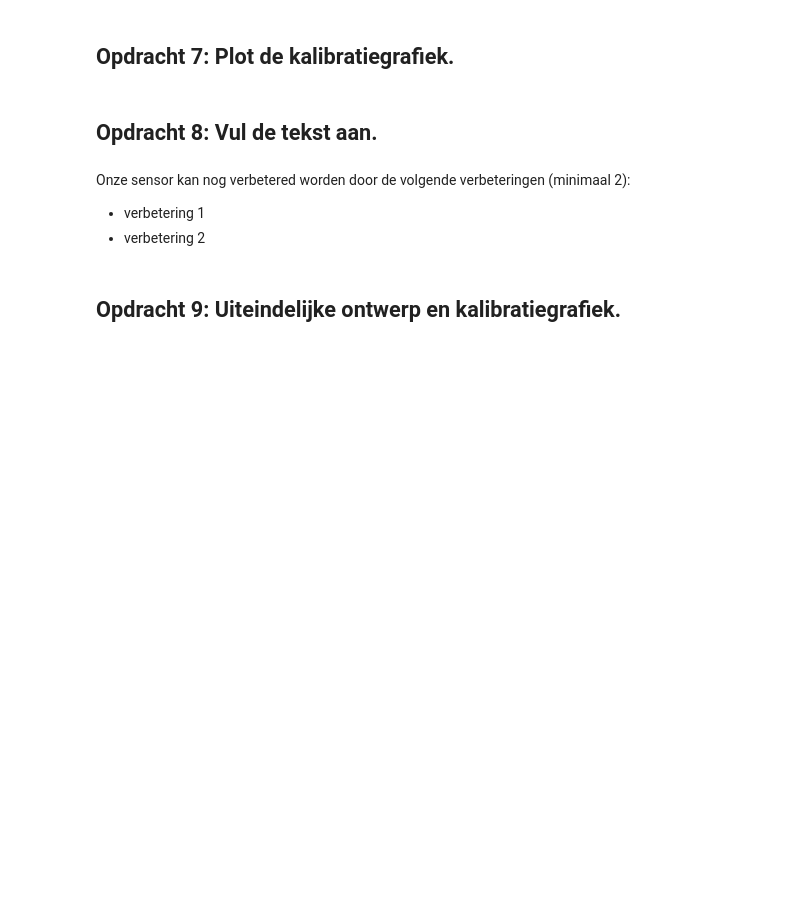
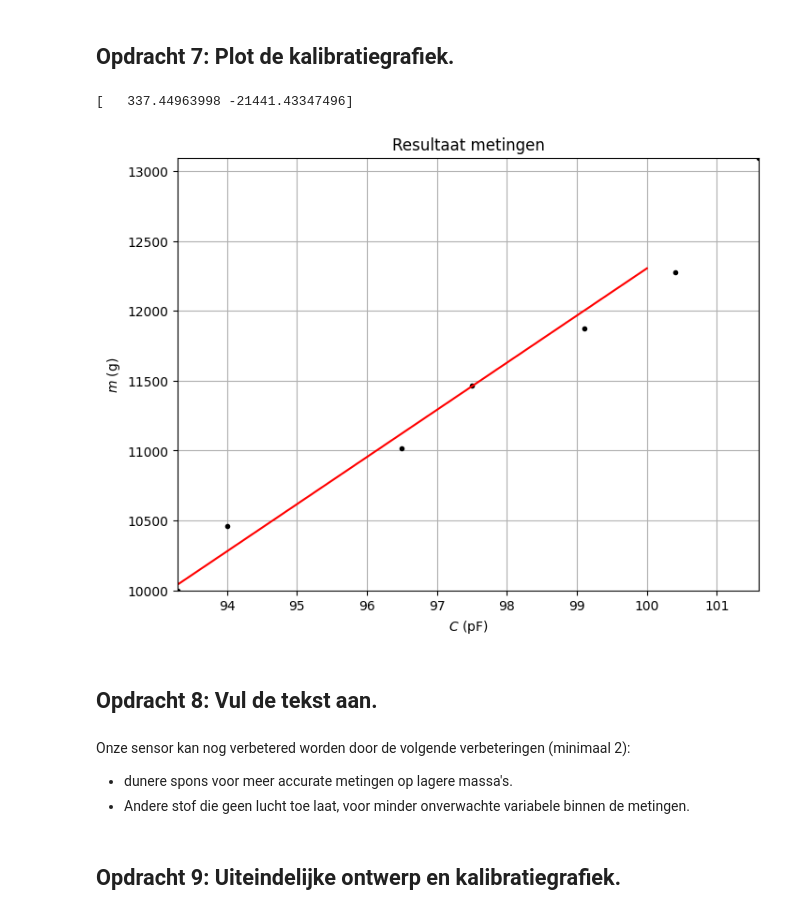
Before and after one commit to SybrenK07/opdrachten-DEF-D, a Jupyter notebook: FysiekeOntwerpopdrachten/2OntwerpEenSensorCondensator/DEFOntwerpopdracht2OntwerpEenSensorInvulTemplate.ipynb, the cells around one changed output. Saved outputs shown, nothing was run; the diff lists cells and outputs as text; code cells hidden in the pictures; blank space fills up the shorter version.

```diff
--- a/FysiekeOntwerpopdrachten/2OntwerpEenSensorCondensator/DEFOntwerpopdracht2OntwerpEenSensorInvulTemplate.ipynb
+++ b/FysiekeOntwerpopdrachten/2OntwerpEenSensorCondensator/DEFOntwerpopdracht2OntwerpEenSensorInvulTemplate.ipynb
@@ -95,10 +122,38 @@ Pas deze tekst aan: Wij gaan een sensor maken die X meet.
+# %%
+# Plot hier je gemeten kalibratiegrafiek en plot in dezelfde figuur ook je verwachte ontwerpgrafiek.
+
+# Meting scope: m = 558 + 460.2 V_out  Vpp = 218 mV
+
+C = np.array([93.3,94.0,96.5,97.5,99.1,100.4,101.6])
+m = np.array([10000,10460.2,11018.2,11463.8,11875.8,12272.8,13094.8])
+
+var, cov = curve_fit(cnaarm, C, m)
+
+print(var)
+
+x_fit = np.linspace(50,100,10000)
+y_fit = cnaarm(x_fit,var[0],var[1])
+
+plt.figure(figsize=(8,6))
+plt.plot(C,m,'k.')
+plt.plot(x_fit, y_fit,'r-')
+plt.title("Resultaat metingen")
+plt.xlabel("$C$ (pF)")
+plt.ylabel("$m$ (g)")
+plt.xlim(np.min(C),np.max(C))
+plt.ylim(np.min(m),np.max(m))
+plt.grid()
+plt.show()
+# %% [output]
+[   337.44963998 -21441.43347496]
+[figure, added]
 # %% [markdown]
 ## Opdracht 8: Vul de tekst aan.
 # %% [markdown]
 Onze sensor kan nog verbetered worden door de volgende verbeteringen (minimaal 2):
 
-* verbetering 1
-* verbetering 2
+* dunere spons voor meer accurate metingen op lagere massa's.
+* Andere stof die geen lucht toe laat, voor minder onverwachte variabele binnen de metingen.
 # %% [markdown]
 ## Opdracht 9: Uiteindelijke ontwerp en kalibratiegrafiek.
 # %% [markdown]
```
Also changed, not shown: parts of 13 cells of this notebook, 4 other files.
